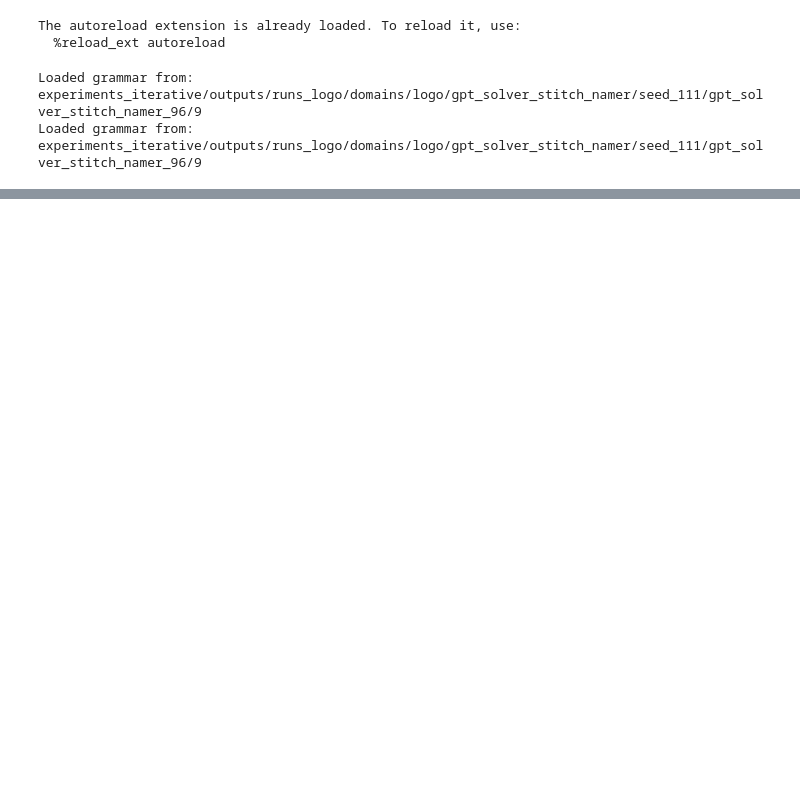
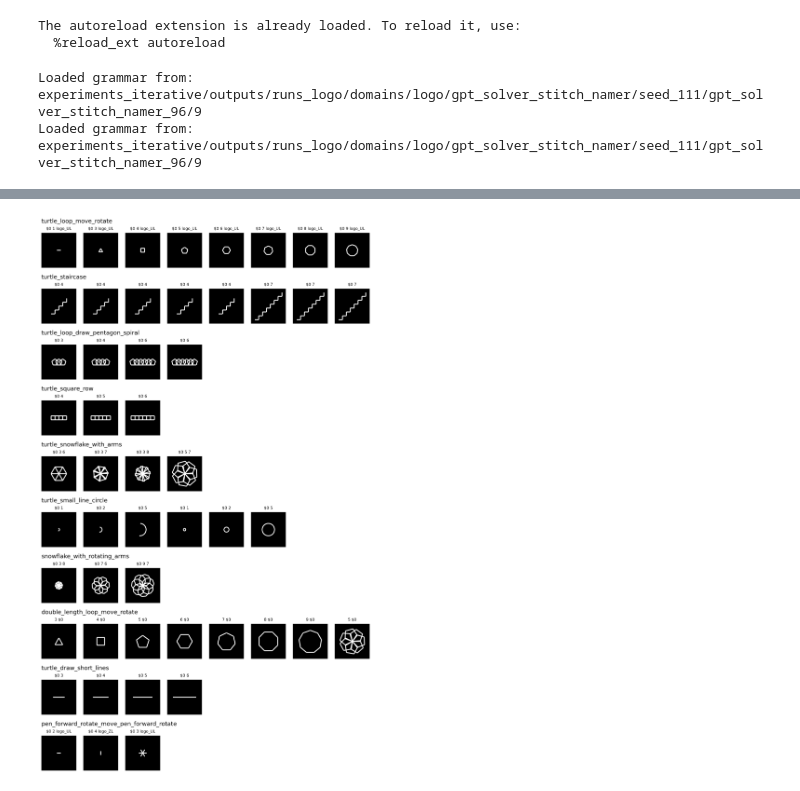
Before and after one commit to gabegrand/lilo, a Jupyter notebook: library_naming_analysis.ipynb, the cells around one changed output, grey strips where cells are left out. Saved outputs shown, nothing was run; the diff lists cells and outputs as text; code cells hidden in the pictures; blank space fills up the shorter version.

```diff
--- a/library_naming_analysis.ipynb
+++ b/library_naming_analysis.ipynb
@@ -77,7 +85,7 @@ for fn_body, fn_data in data["abstractions"].items():
     print()
 
     print("{- " + "Example usages" + " -}")
-    for usage_data in fn_data['usage_examples'][:3]:
+    for usage_data in fn_data['usage_examples'][:]:
         print("--" + usage_data['language'])
         print(grammar.show_program(usage_data['program'], name_classes=["human_readable"], debug=True))
 
@@ -102,0 +164,3 @@ for fn_body, fn_data in data["abstractions"].items():
+# %%
+abstraction = Program.parse(list(data["abstractions"].keys())[0])
+abstraction
@@ -102,0 +233,15 @@ for fn_body, fn_data in data["abstractions"].items():
+# %%
+RESOLUTION = 256
+# %%
+images_by_abstraction = []
+args_by_abstraction = []
+
+for fn_body, fn_data in data["abstractions"].items():
+
+    programs = sorted([grammar.show_program(example["program"], input_name_class=["human_readable"]) for example in fn_data["usage_examples"]])
+    args = [get_arguments_for_abstraction_in_program(p, fn_body) for p in programs]
+    results = drawLogo(*programs, resolution=RESOLUTION)
+    images = np.array(results).reshape(-1, RESOLUTION, RESOLUTION)
+
+    images_by_abstraction.append(images)
+    args_by_abstraction.append(args)
@@ -102,0 +261,30 @@ for fn_body, fn_data in data["abstractions"].items():
+# %%
+readable_names = list(fn_body_to_readable.values())
+
+# Determine the maximum number of images in an abstraction
+max_images = max(images.shape[0] for images in images_by_abstraction)
+
+# Create a figure and an ImageGrid object with the desired dimensions
+fig = plt.figure(figsize=(max_images*2, len(images_by_abstraction)*2), dpi=300)
+grid = ImageGrid(fig, 111, nrows_ncols=(len(images_by_abstraction), max_images), axes_pad=(0.2, 0.6))
+
+# Loop through each abstraction and each image, and plot it in the appropriate grid cell
+for i, images in enumerate(images_by_abstraction):
+    num_images = images.shape[0]
+
+    for j in range(max_images):
+        ax = grid[max_images*i+j]
+        if j < num_images:
+            ax.imshow(images[j], cmap='gray')
+            ax.axis('off')
+            ax.set_title(args_by_abstraction[i][j], fontsize=8)
+        else:
+            ax.axis('off')
+
+    # Add a title to the row indicating the abstraction level
+    grid[i*max_images].set_title(readable_names[i], fontsize=12, loc="left", y=1.20)
+
+plt.savefig(os.path.join(FIGURES_DIR, "logo_examples.png"), dpi=300, bbox_inches="tight")
+plt.show()
+# %% [output]
+[figure, added]
```
Also changed, not shown: parts of 19 cells of this notebook, 3 other files.
